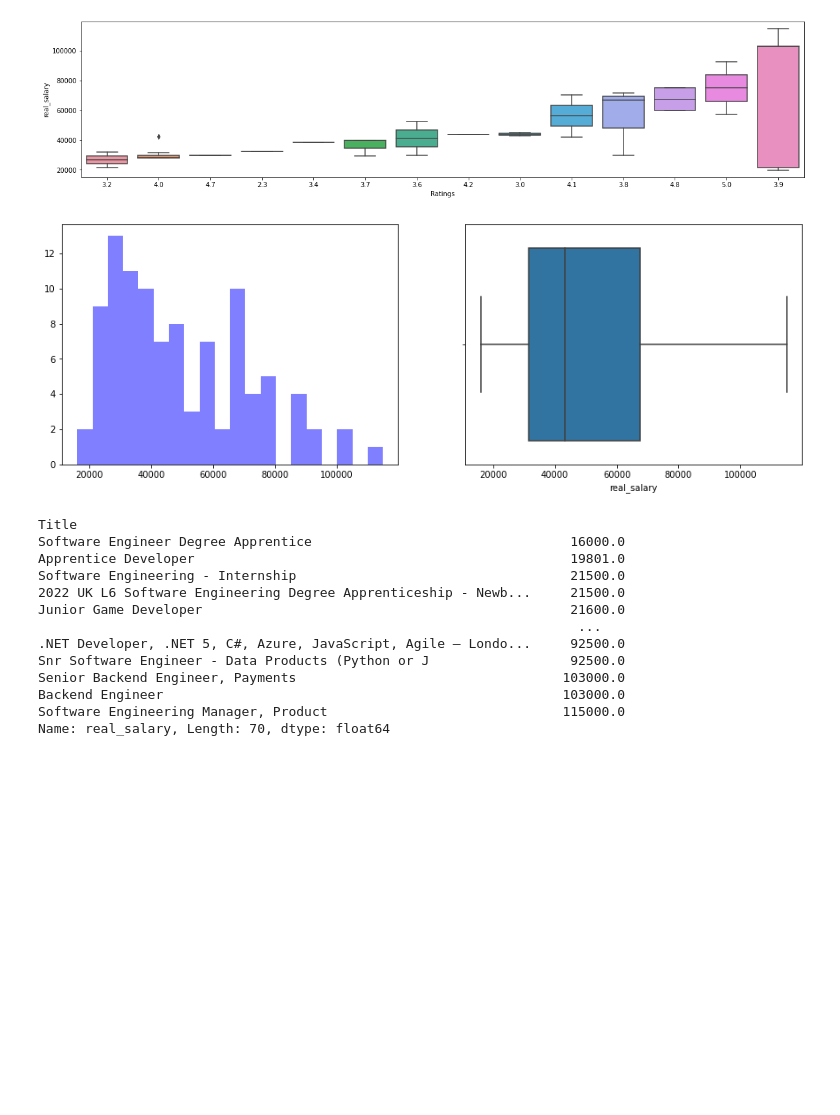
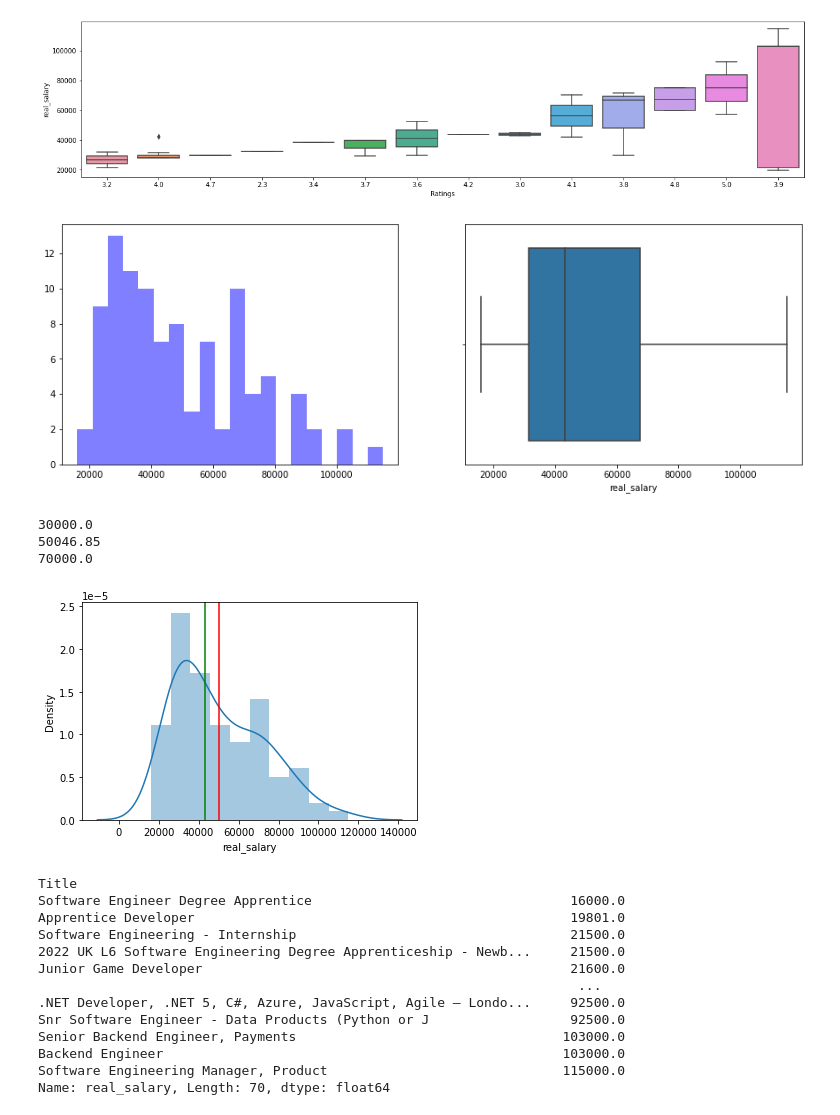
Before and after one commit to Malyrion/Intro-to-AI-CW, a Jupyter notebook: DataAnalysis.ipynb, the cells around one changed output. Saved outputs shown, nothing was run; the diff lists cells and outputs as text; code cells hidden in the pictures; blank space fills up the shorter version.

```diff
--- a/DataAnalysis.ipynb
+++ b/DataAnalysis.ipynb
@@ -187,15 +208,45 @@ plot_feat(temp_df, 'Ratings', 1)
 # %%
 #summarize the target variable
 plt.figure(figsize=(15,5))
 salary=temp_df['real_salary']
 plt.subplot(1,2,1)
 num_bins=20
 n, bins, patches=plt.hist(salary, num_bins, facecolor='blue', alpha=0.5)
 plt.subplot(1,2,2)
 sns.boxplot('real_salary', data=temp_df)
 plt.show()
+twentieth = jobs['real_salary'].quantile(0.20)
+eightieth = jobs['real_salary'].quantile(0.80)
+
+def percent_classifier(col):
+
+    if col < twentieth:
+        return 0
+    elif col >= twentieth and col < eightieth:
+        return 1
+    else:
+        return 2
+jobs['salary_class'] = jobs['real_salary'].apply(percent_classifier)
+
+import seaborn as sns
+import matplotlib.pyplot as plt
+
+%matplotlib inline
+
+ax = sns.distplot(jobs['real_salary'], bins=10)
+ax.axvline(jobs['real_salary'].mean(), c='r')
+ax.axvline(jobs['real_salary'].median(), c='g')
+
+print(twentieth)
+print(jobs['real_salary'].mean())
+print(eightieth)
+# print(jobs['salary_class'])
 # %% [output]
 [figure]
+30000.0
+50046.85
+70000.0
+[figure, added]
 # %%
 temp_df.groupby(['Title'])['real_salary'].mean().sort_values()
 # %% [output]
```
Also changed, not shown: parts of 5 cells of this notebook.
